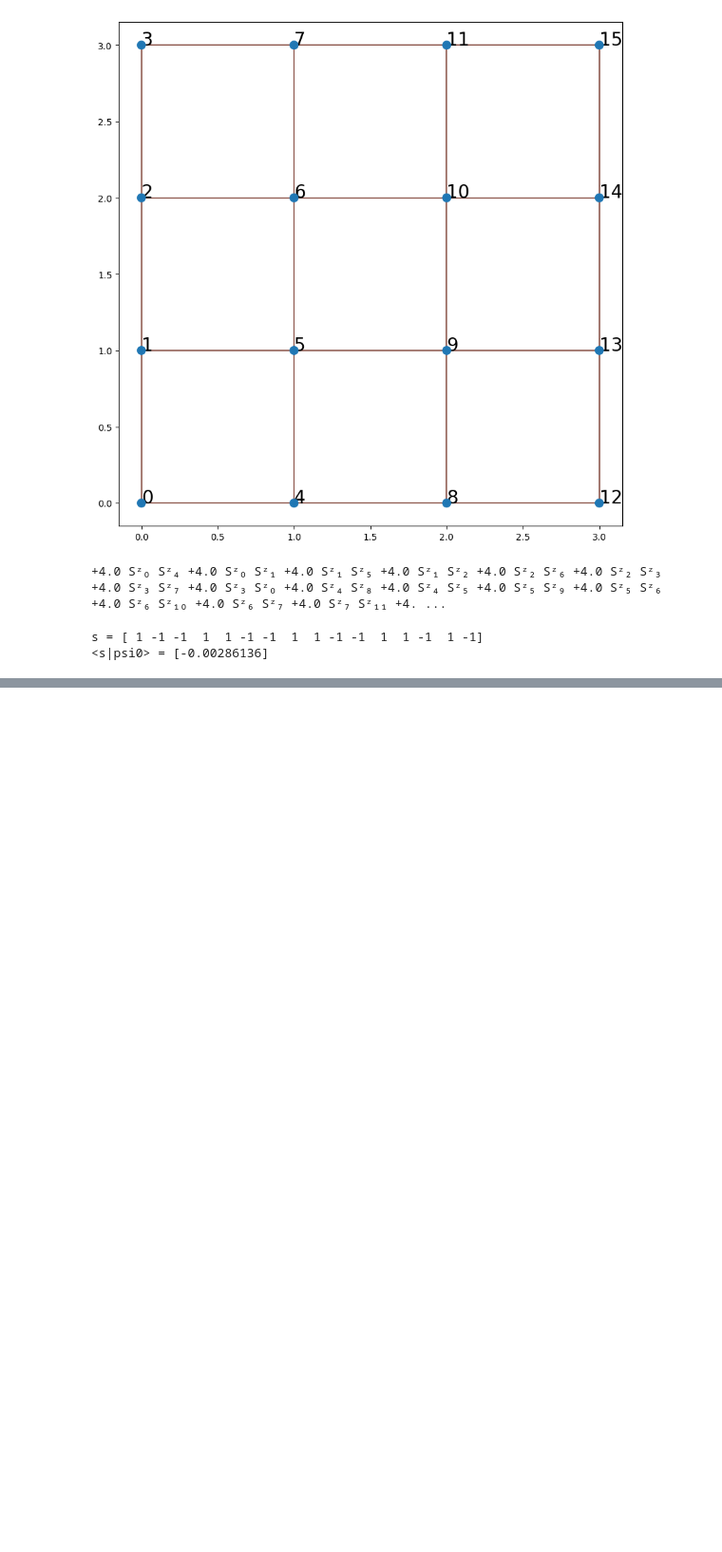
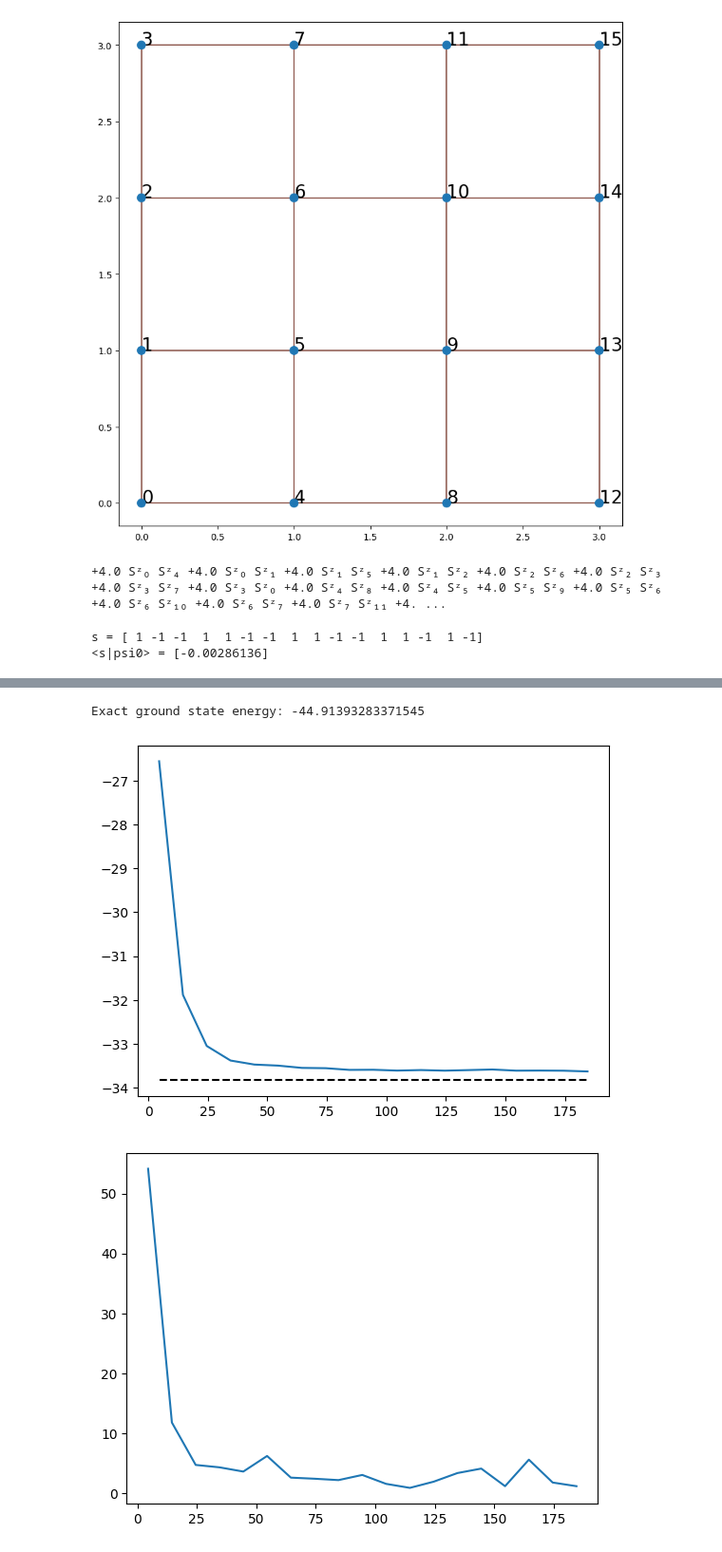
Before and after one commit to brandoncovert/NN_Discrete, a Jupyter notebook: archive/learning_quantax.ipynb, the cells around one changed output, grey strips where cells are left out. Shown at 95% size. Drawn from its saved outputs; the diff is of its cells as text; code cells hidden in the pictures; blank space fills up the shorter version.

```diff
--- a/archive/learning_quantax.ipynb
+++ b/archive/learning_quantax.ipynb
@@ -62,0 +127,38 @@ print("<psi1|H|psi1> =", dense1 @ H @ dense1, "\t", "E1 =", E[1])
+# %%
+from quantax.symmetry import Flip, Rotation, SpinInverse, TransND
+
+full_symm = TransND() @ Rotation(np.pi / 2) @ Flip() @ SpinInverse()
+E, wf = H.diagonalize(full_symm)
+exact_energy = E[0]
+print(f"Exact ground state energy: {exact_energy}")
+# %% [output]
+Exact ground state energy: -44.91393283371545
+# %%
+model = qtx.model.ResConv(nblocks=2, channels=8, kernel_size=3)
+# %%
+state = qtx.state.Variational(model, max_parallel=25000)
+# %%
+sampler = qtx.sampler.SpinExchange(state, nsamples=1024)
+optimizer = qtx.optimizer.SR(state, H)
+# %%
+energy = qtx.utils.DataTracer()
+VarE = qtx.utils.DataTracer()
+
+training_rate = 0.01
+
+for i in range(200):
+    samples = sampler.sweep()
+    step = optimizer.get_step(samples)
+    state.update(step * training_rate)
+
+    energy.append(optimizer.energy)
+    VarE.append(optimizer.VarE)
+    if i % 10 == 0:
+        clear_output()
+        energy.plot(batch=10, baseline=exact_energy)
+        plt.show()
+        VarE.plot(batch=10)
+        plt.show()
+# %% [output]
+[figure, added]
+[figure, added]
```
Also changed, not shown: parts of 20 cells of this notebook, 6 other files.
